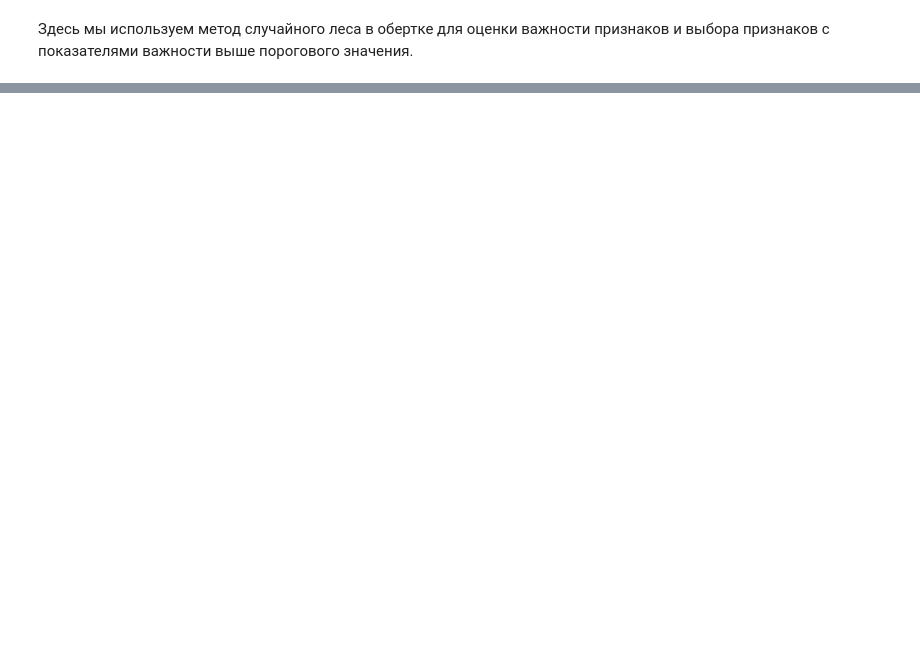
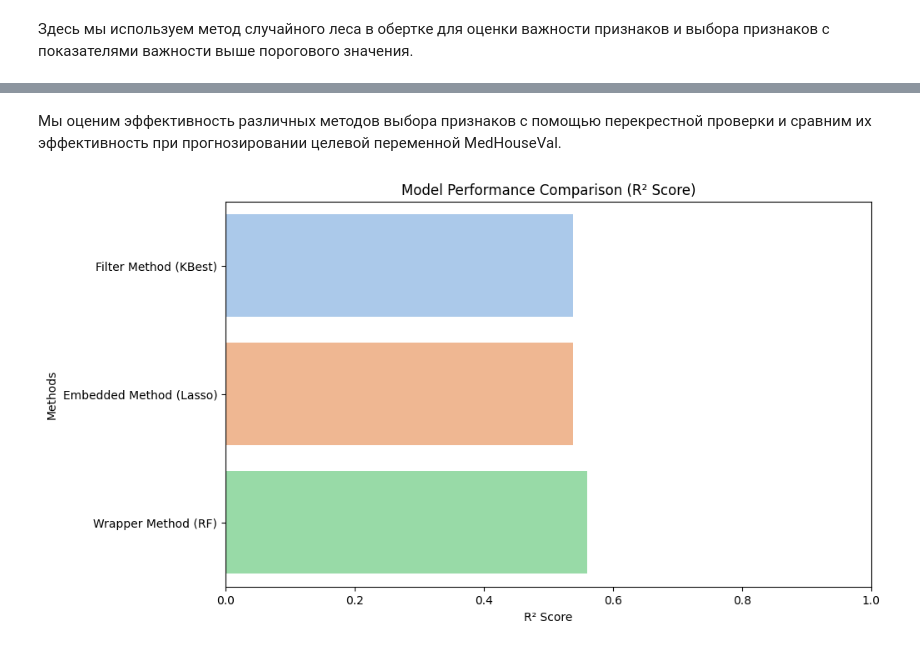
Before and after one commit to zhaojin-2001/MMO, a Jupyter notebook: lab3_MMO.ipynb, the cells around one changed output, grey strips where cells are left out. Cells and saved outputs as stored; diff of their text form; code cells hidden in the pictures; blank space fills up the shorter version.

```diff
--- a/lab3_MMO.ipynb
+++ b/lab3_MMO.ipynb
@@ -282,17 +284,24 @@ Selected features by Filter Method: ['MedInc', 'HouseAge', 'AveRooms', 'AveOccup
 Здесь для выбора признаков используется регрессия Лассо во встроенном методе. Лассо-регрессия автоматически снижает коэффициенты некоторых признаков до 0 посредством регуляризации L1, тем самым достигая отбора признаков.
 # %%
 from sklearn.linear_model import LassoCV
+import matplotlib.pyplot as plt
+import seaborn as sns
 
-# 嵌入法：Lasso回归选择特征
 def embedded_method_selection():
     # 特征选择
-    lasso = LassoCV(cv=5, max_iter=1000)  # 减少 max_iter 以加速收敛
+    lasso = LassoCV(cv=5, max_iter=1000)
     lasso.fit(df_processed.drop('MedHouseVal', axis=1), df_processed['MedHouseVal'])
     selected_features = df_processed.drop('MedHouseVal', axis=1).columns[lasso.coef_ != 0]
 
     # 可视化Lasso系数
     plt.figure(figsize=(10, 6))
-    sns.barplot(x=lasso.coef_, y=df_processed.drop('MedHouseVal', axis=1).columns, palette='coolwarm')
+    sns.barplot(
+        x=lasso.coef_,
+        y=df_processed.drop('MedHouseVal', axis=1).columns,
+        hue=df_processed.drop('MedHouseVal', axis=1).columns,  # 新增 hue
+        palette='coolwarm',
+        legend=False  # 禁用图例
+    )
     plt.title('Embedded Method: Lasso Coefficients')
     plt.xlabel('Coefficient Value')
     plt.ylabel('Features')
@@ -341,0 +345,43 @@ Selected features by Wrapper Method: ['MedInc', 'HouseAge', 'AveRooms', 'AveBedr
+# %% [markdown]
+Мы оценим эффективность различных методов выбора признаков с помощью перекрестной проверки и сравним их эффективность при прогнозировании целевой переменной MedHouseVal.
+# %%
+from sklearn.model_selection import cross_val_score
+
+# 交叉验证评估函数
+def evaluate_features(features, model):
+    X = df_processed[features]
+    y = df_processed['MedHouseVal']
+    return cross_val_score(model, X, y, cv=3, scoring='r2').mean()  # 减少交叉验证折数
+
+# 使用轻量级模型评估
+from sklearn.linear_model import Ridge
+
+# 评估不同特征集
+model = Ridge(alpha=1.0)  # 使用更快的线性模型
+score_kbest = evaluate_features(selected_kbest, model)
+score_lasso = evaluate_features(selected_lasso, model)
+score_rf = evaluate_features(selected_rf, model)
+
+# 结果对比
+results = {
+    'Filter Method (KBest)': score_kbest,
+    'Embedded Method (Lasso)': score_lasso,
+    'Wrapper Method (RF)': score_rf
+}
+
+# 可视化对比（修复 palette 警告）
+plt.figure(figsize=(10, 6))
+sns.barplot(
+    x=list(results.values()),
+    y=list(results.keys()),
+    hue=list(results.keys()),  # 新增 hue 映射
+    palette='pastel',
+    legend=False                # 禁用冗余图例
+)
+plt.title('Model Performance Comparison (R² Score)')
+plt.xlabel('R² Score')
+plt.ylabel('Methods')           # 将 "Features" 改为更准确的 "Methods"
+plt.xlim(0, 1)
+plt.show()
+# %% [output]
+[figure, added]
```
Also changed, not shown: parts of 3 cells of this notebook.
